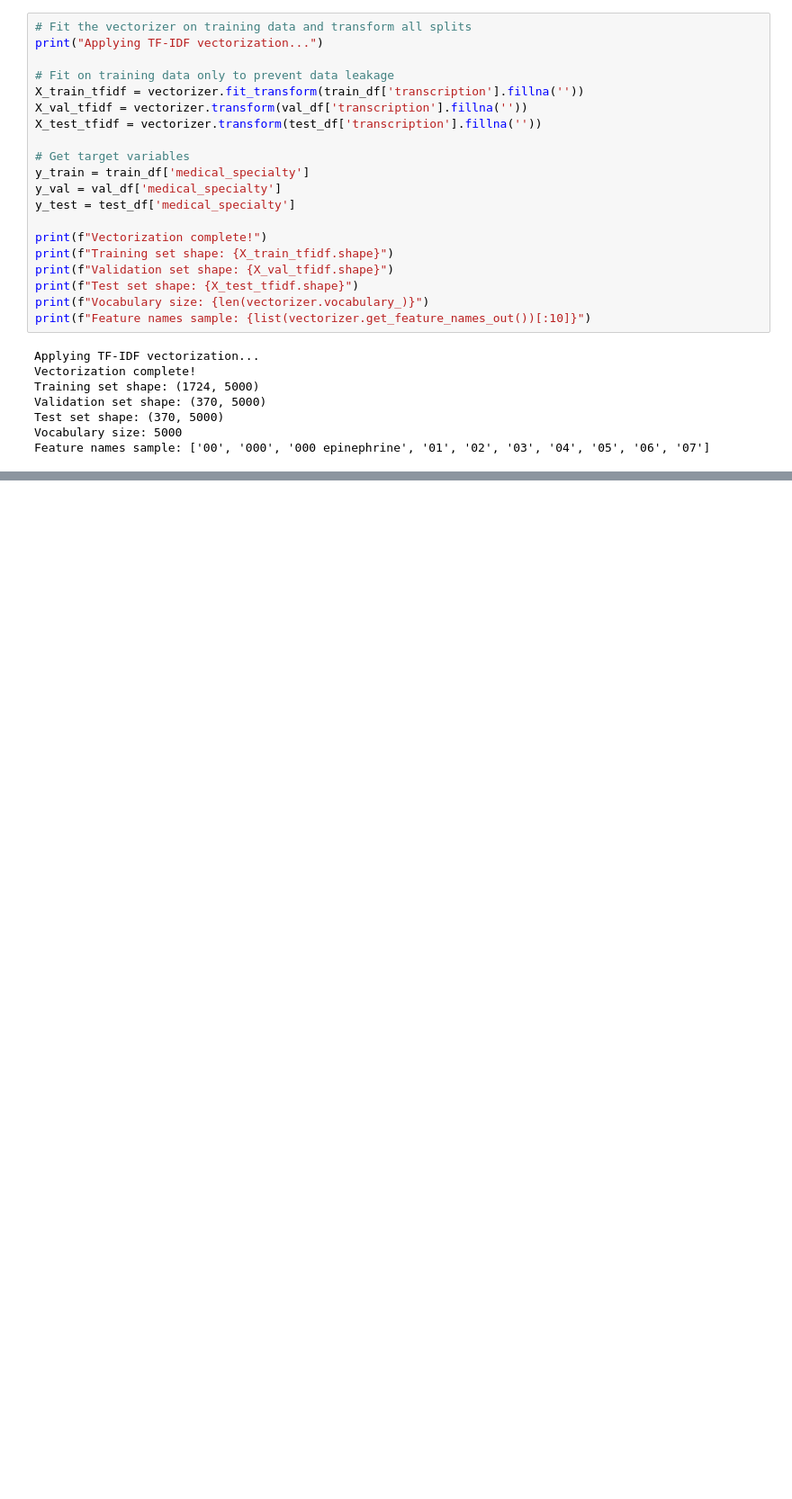
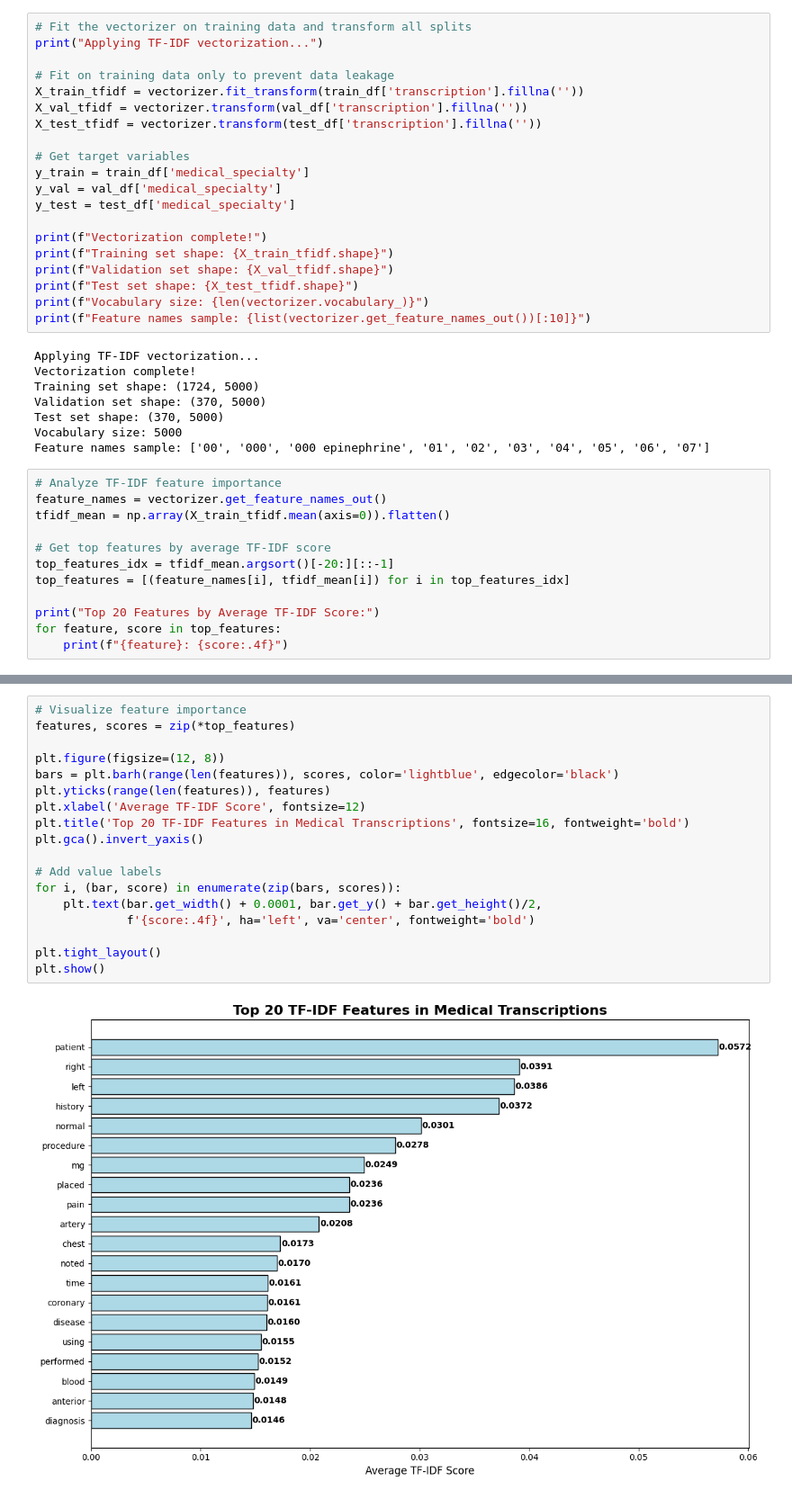
Before and after one commit to Forge25/MedArchive-Solutions-Classification-System, a Jupyter notebook: notebooks/1_eda_and_preprocessing.ipynb, the cells around one changed output, grey strips where cells are left out. Shown at 90% size. Drawn from its saved outputs; the diff is of its cells as text; blank space fills up the shorter version.

```diff
--- a/notebooks/1_eda_and_preprocessing.ipynb
+++ b/notebooks/1_eda_and_preprocessing.ipynb
@@ -483,3 +483,15 @@ Validation set shape: (370, 5000)
 Test set shape: (370, 5000)
 Vocabulary size: 5000
 Feature names sample: ['00', '000', '000 epinephrine', '01', '02', '03', '04', '05', '06', '07']
+# %%
+# Analyze TF-IDF feature importance
+feature_names = vectorizer.get_feature_names_out()
+tfidf_mean = np.array(X_train_tfidf.mean(axis=0)).flatten()
+
+# Get top features by average TF-IDF score
+top_features_idx = tfidf_mean.argsort()[-20:][::-1]
+top_features = [(feature_names[i], tfidf_mean[i]) for i in top_features_idx]
+
+print("Top 20 Features by Average TF-IDF Score:")
+for feature, score in top_features:
+    print(f"{feature}: {score:.4f}")
@@ -485,0 +516,20 @@ Feature names sample: ['00', '000', '000 epinephrine', '01', '02', '03', '04', '
+# %%
+# Visualize feature importance
+features, scores = zip(*top_features)
+
+plt.figure(figsize=(12, 8))
+bars = plt.barh(range(len(features)), scores, color='lightblue', edgecolor='black')
+plt.yticks(range(len(features)), features)
+plt.xlabel('Average TF-IDF Score', fontsize=12)
+plt.title('Top 20 TF-IDF Features in Medical Transcriptions', fontsize=16, fontweight='bold')
+plt.gca().invert_yaxis()
+
+# Add value labels
+for i, (bar, score) in enumerate(zip(bars, scores)):
+    plt.text(bar.get_width() + 0.0001, bar.get_y() + bar.get_height()/2,
+             f'{score:.4f}', ha='left', va='center', fontweight='bold')
+
+plt.tight_layout()
+plt.show()
+# %% [output]
+[figure, added]
```
Also changed, not shown: parts of 1 cell of this notebook.
